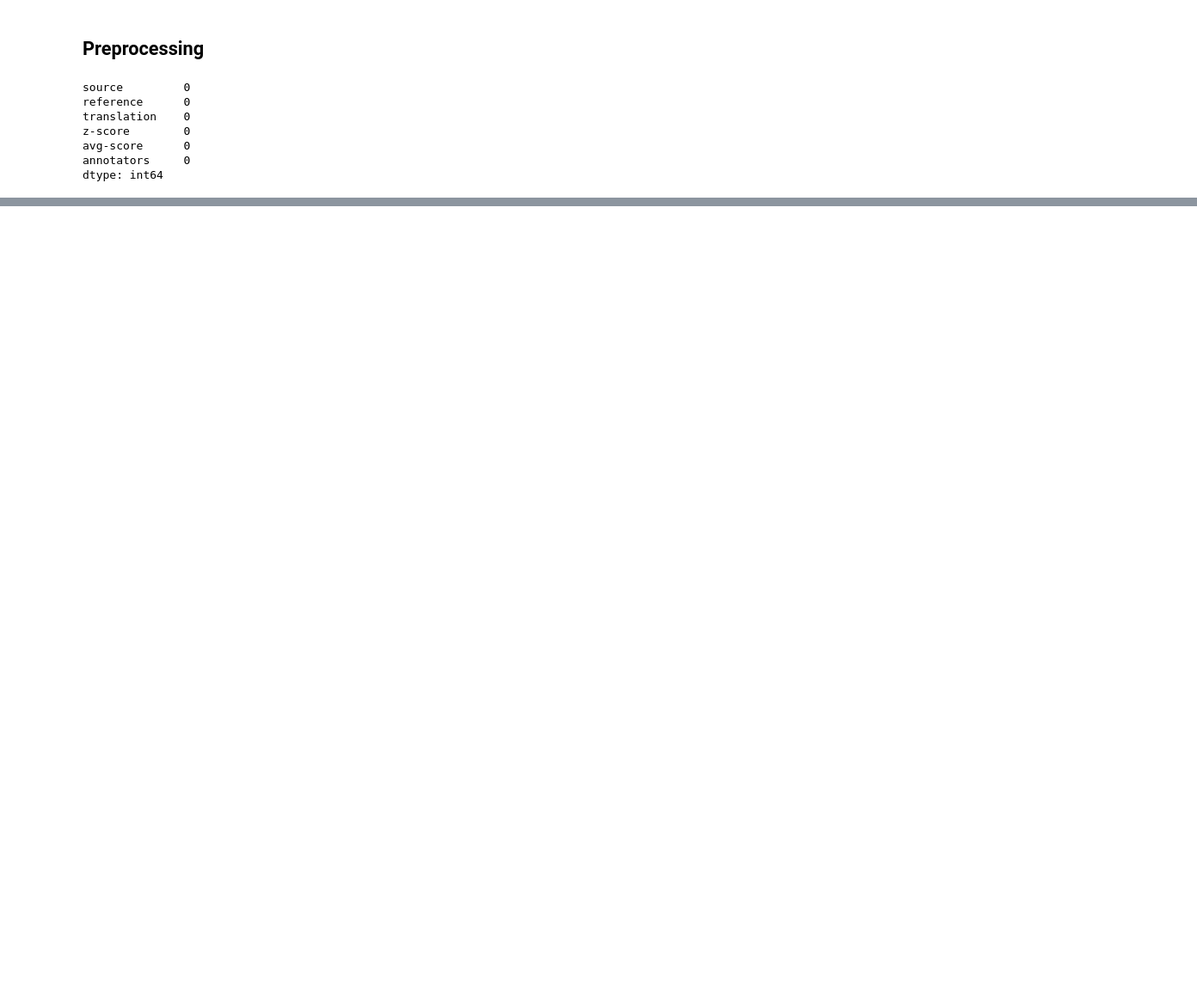
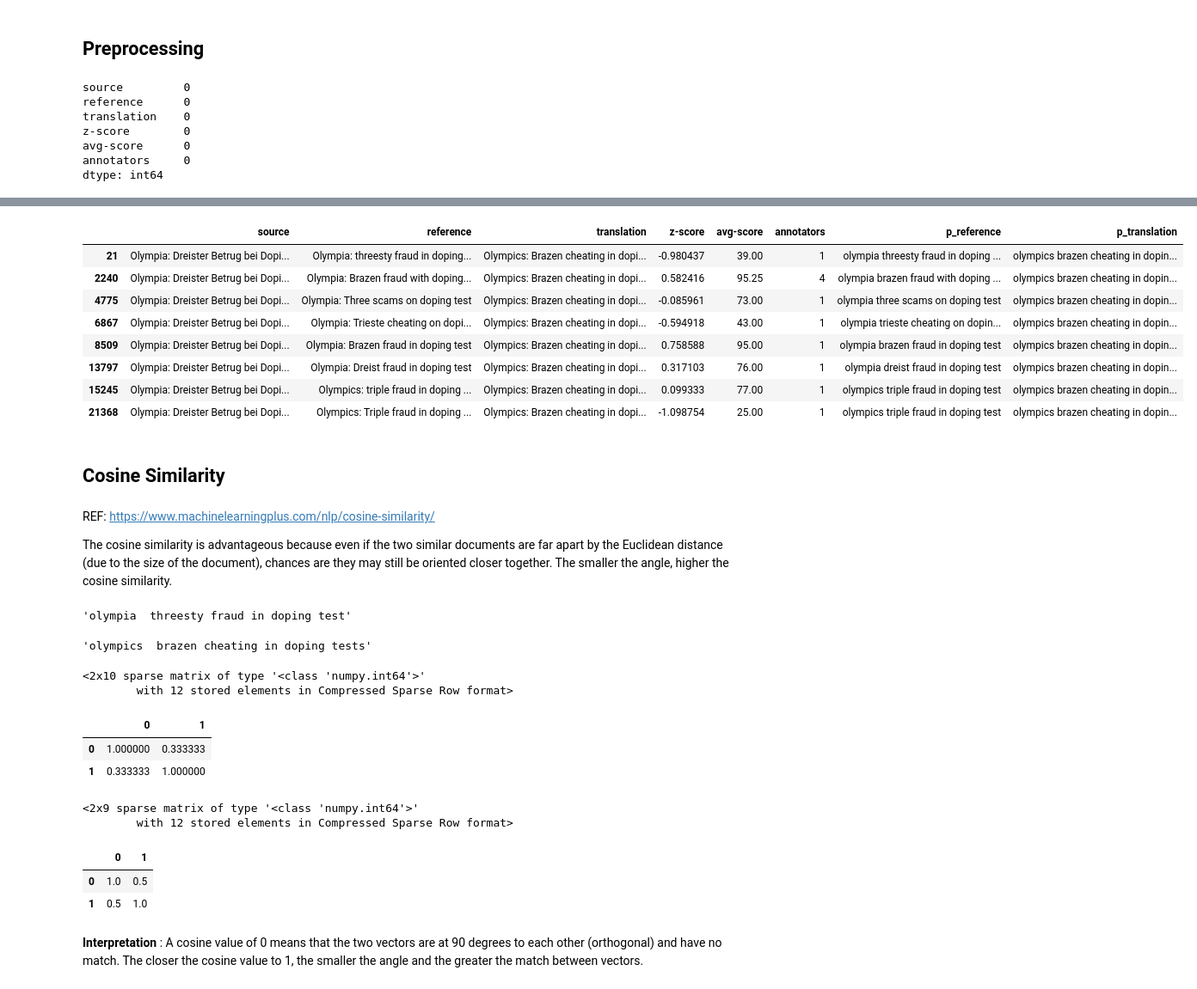
Before and after one commit to hnakashima96/textmining_project, a Jupyter notebook: TM_project.ipynb, the cells around one changed output, grey strips where cells are left out. Shown at 86% size. Drawn from its saved outputs; the diff is of its cells as text; code cells hidden in the pictures; blank space fills up the shorter version.

```diff
--- a/TM_project.ipynb
+++ b/TM_project.ipynb
@@ -152,0 +120,19 @@ https://arxiv.org/pdf/1904.09675.pdf
+# %%
+teste = df_cp[df_cp['p_translation'] == 'olympics  brazen cheating in doping tests']
+teste
+# %% [output]
+|  | source | reference | translation | z-score | avg-score | annotators | p_reference | p_translation |
+| 21 | Olympia: Dreister Betrug bei Dopi... | Olympia: threesty fraud in doping... | Olympics: Brazen cheating in dopi... | -0.980437 | 39.00 | 1 | olympia threesty fraud in doping ... | olympics brazen cheating in dopin... |
+| 2240 | Olympia: Dreister Betrug bei Dopi... | Olympia: Brazen fraud with doping... | Olympics: Brazen cheating in dopi... | 0.582416 | 95.25 | 4 | olympia brazen fraud with doping ... | olympics brazen cheating in dopin... |
+| 4775 | Olympia: Dreister Betrug bei Dopi... | Olympia: Three scams on doping test | Olympics: Brazen cheating in dopi... | -0.085961 | 73.00 | 1 | olympia three scams on doping test | olympics brazen cheating in dopin... |
+| 6867 | Olympia: Dreister Betrug bei Dopi... | Olympia: Trieste cheating on dopi... | Olympics: Brazen cheating in dopi... | -0.594918 | 43.00 | 1 | olympia trieste cheating on dopin... | olympics brazen cheating in dopin... |
+| 8509 | Olympia: Dreister Betrug bei Dopi... | Olympia: Brazen fraud in doping test | Olympics: Brazen cheating in dopi... | 0.758588 | 95.00 | 1 | olympia brazen fraud in doping test | olympics brazen cheating in dopin... |
+| 13797 | Olympia: Dreister Betrug bei Dopi... | Olympia: Dreist fraud in doping test | Olympics: Brazen cheating in dopi... | 0.317103 | 76.00 | 1 | olympia dreist fraud in doping test | olympics brazen cheating in dopin... |
+| 15245 | Olympia: Dreister Betrug bei Dopi... | Olympics: triple fraud in doping ... | Olympics: Brazen cheating in dopi... | 0.099333 | 77.00 | 1 | olympics triple fraud in doping test | olympics brazen cheating in dopin... |
+| 21368 | Olympia: Dreister Betrug bei Dopi... | Olympics: Triple fraud in doping ... | Olympics: Brazen cheating in dopi... | -1.098754 | 25.00 | 1 | olympics triple fraud in doping test | olympics brazen cheating in dopin... |
+# %% [markdown]
+## Cosine Similarity
+# %% [markdown]
+REF: https://www.machinelearningplus.com/nlp/cosine-similarity/
+
+The cosine similarity is advantageous because even if the two similar documents are far apart by the Euclidean distance (due to the size of the document), chances are they may still be oriented closer together. The smaller the angle, higher the cosine similarity.
@@ -152,0 +145,34 @@ https://arxiv.org/pdf/1904.09675.pdf
+# %%
+ref[0]
+# %% [output]
+'olympia  threesty fraud in doping test'
+# %%
+cand
+# %% [output]
+'olympics  brazen cheating in doping tests'
+# %%
+sparse_matrix = count_vectorizer.fit_transform([ref[0],cand])
+sparse_matrix
+# %% [output]
+<2x10 sparse matrix of type '<class 'numpy.int64'>'
+        with 12 stored elements in Compressed Sparse Row format>
+# %%
+pd.DataFrame(cosine_similarity(sparse_matrix))
+# %% [output]
+|  | 0 | 1 |
+| 0 | 1.000000 | 0.333333 |
+| 1 | 0.333333 | 1.000000 |
+# %%
+sparse_matrix6 = count_vectorizer.fit_transform([ref[6],cand])
+sparse_matrix6
+# %% [output]
+<2x9 sparse matrix of type '<class 'numpy.int64'>'
+        with 12 stored elements in Compressed Sparse Row format>
+# %%
+pd.DataFrame(cosine_similarity(sparse_matrix6))
+# %% [output]
+|  | 0 | 1 |
+| 0 | 1.0 | 0.5 |
+| 1 | 0.5 | 1.0 |
+# %% [markdown]
+**Interpretation** : A cosine value of 0 means that the two vectors are at 90 degrees to each other (orthogonal) and have no match. The closer the cosine value to 1, the smaller the angle and the greater the match between vectors.
```
Also changed, not shown: parts of 28 cells of this notebook.
